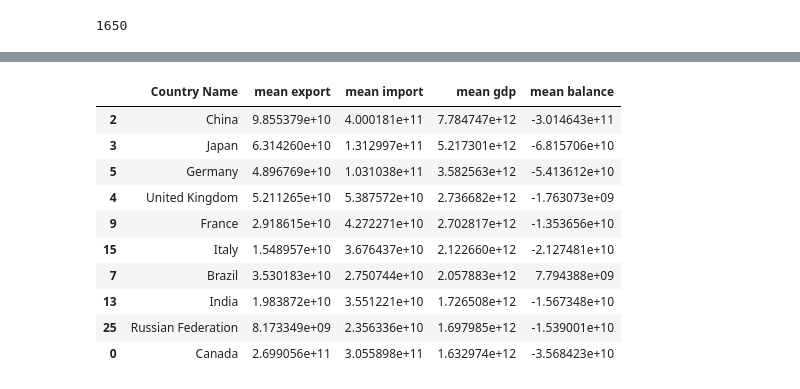
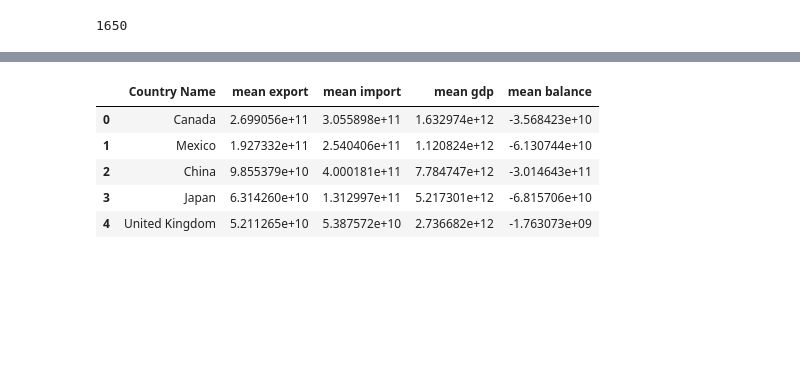
Before and after one commit to 8135tao/US-import-export, a Jupyter notebook: tao_expo_heat_scatter_test.ipynb, the cells around one changed output, grey strips where cells are left out. Drawn from its saved outputs; the diff is of its cells as text; code cells hidden in the pictures; blank space fills up the shorter version.

Commit message:
added final csv file for average import export and gdp

```diff
--- a/tao_expo_heat_scatter_test.ipynb
+++ b/tao_expo_heat_scatter_test.ipynb
@@ -283,21 +239,11 @@ mean_gdp_by_country_df.sort_values(by=['mean gdp'],ascending=False)
 # %%
 ten_year_country_expo_df = total_expo_bycountry_df [total_expo_bycountry_df['Partner'].isin(ten_year_data_country)].loc[:,'Partner':'2016']
 ten_year_country_expo_df = ten_year_country_expo_df.reset_index(drop=True)
-
 ten_year_country_expo_df['mean export'] = ten_year_country_expo_df.loc[:, '2007':'2016'].mean(axis=1)
 
+
 ten_year_country_expo_mean_df = ten_year_country_expo_df[['Partner','mean export']]
-
-
-
-
-#ten_year_country_expo_mean_df.loc[:,'mean'] = ten_year_country_expo_mean_df.loc[:,'mean']/(10**9)
-
-
-ten_year_country_expo_mean_df = ten_year_country_expo_mean_df.sort_values(by=['mean export'],ascending=False).reset_index(drop=True)
-
 ten_year_country_expo_mean_df.loc[:,'mean export'] = ten_year_country_expo_mean_df.loc[:,'mean export'].round(2)
 
-ten_year_country_expo_mean_df.to_csv('Mean_total_export_country.csv')
 ten_year_country_expo_mean_df=ten_year_country_expo_mean_df.rename(index=str, columns={"Partner": "Country Name"})
-#ten_year_country_expo_mean_df
+ten_year_country_expo_mean_df.sort_values(by=['mean export'],ascending=False).head()
@@ -348,21 +292,17 @@ See the caveats in the documentation: http://pandas.pydata.org/pandas-docs/stabl
 # %%
 merged_df = pd.merge( pd.merge(ten_year_country_expo_mean_df,
                                ten_year_country_impo_mean_df,
                                on='Country Name'),
                       mean_gdp_by_country_df,
                       on='Country Name')
 merged_df['mean balance']=merged_df['mean export']-merged_df['mean import']
-merged_df=merged_df.sort_values(by=['mean gdp'],ascending=False)
-merged_df.head(10)
+
+merged_df.to_csv('mean_impo_expo_gdp_country.csv')
+merged_df.head()
 # %% [output]
 |  | Country Name | mean export | mean import | mean gdp | mean balance |
+| 0 | Canada | 2.699056e+11 | 3.055898e+11 | 1.632974e+12 | -3.568423e+10 |
+| 1 | Mexico | 1.927332e+11 | 2.540406e+11 | 1.120824e+12 | -6.130744e+10 |
 | 2 | China | 9.855379e+10 | 4.000181e+11 | 7.784747e+12 | -3.014643e+11 |
 | 3 | Japan | 6.314260e+10 | 1.312997e+11 | 5.217301e+12 | -6.815706e+10 |
-| 5 | Germany | 4.896769e+10 | 1.031038e+11 | 3.582563e+12 | -5.413612e+10 |
 | 4 | United Kingdom | 5.211265e+10 | 5.387572e+10 | 2.736682e+12 | -1.763073e+09 |
-| 9 | France | 2.918615e+10 | 4.272271e+10 | 2.702817e+12 | -1.353656e+10 |
-| 15 | Italy | 1.548957e+10 | 3.676437e+10 | 2.122660e+12 | -2.127481e+10 |
-| 7 | Brazil | 3.530183e+10 | 2.750744e+10 | 2.057883e+12 | 7.794388e+09 |
-| 13 | India | 1.983872e+10 | 3.551221e+10 | 1.726508e+12 | -1.567348e+10 |
-| 25 | Russian Federation | 8.173349e+09 | 2.356336e+10 | 1.697985e+12 | -1.539001e+10 |
-| 0 | Canada | 2.699056e+11 | 3.055898e+11 | 1.632974e+12 | -3.568423e+10 |
```
Also changed, not shown: parts of 18 cells of this notebook, 6 other files.
